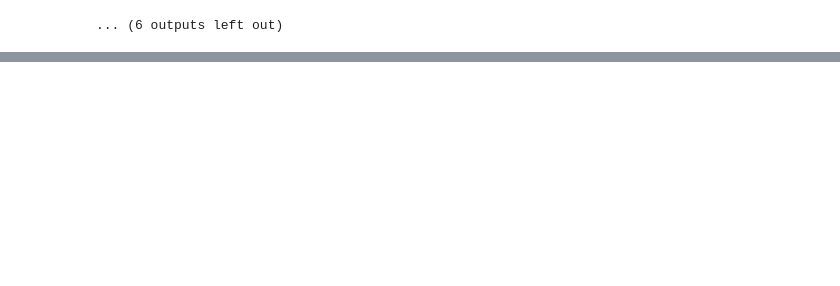
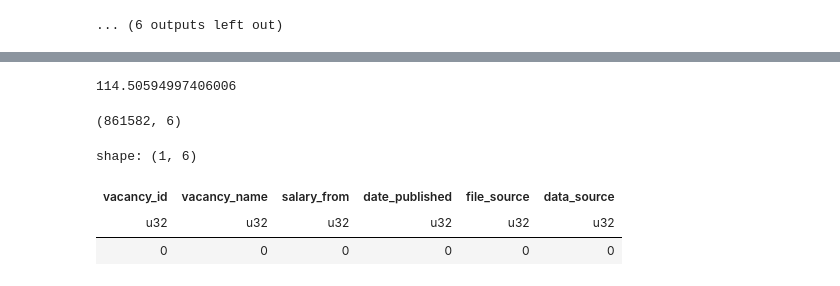
Before and after one commit to lusm554/skill-lens, a Jupyter notebook: historical-datasets/parse-historical-datasets.ipynb, the cells around one changed output, grey strips where cells are left out. Saved outputs shown, nothing was run; the diff lists cells and outputs as text; code cells hidden in the pictures; blank space fills up the shorter version.

```diff
--- a/historical-datasets/parse-historical-datasets.ipynb
+++ b/historical-datasets/parse-historical-datasets.ipynb
@@ -266,0 +257,15 @@ columns_mapping = {
+# %%
+df.estimated_size(unit='mb')
+# %% [output]
+114.50594997406006
+# %%
+df.shape
+# %% [output]
+(861582, 6)
+# %%
+df.null_count()
+# %% [output]
+shape: (1, 6)
+| vacancy_id | vacancy_name | salary_from | date_published | file_source | data_source |
+| u32 | u32 | u32 | u32 | u32 | u32 |
+| 0 | 0 | 0 | 0 | 0 | 0 |
```
Also changed, not shown: parts of 26 cells of this notebook, 2 other files.
